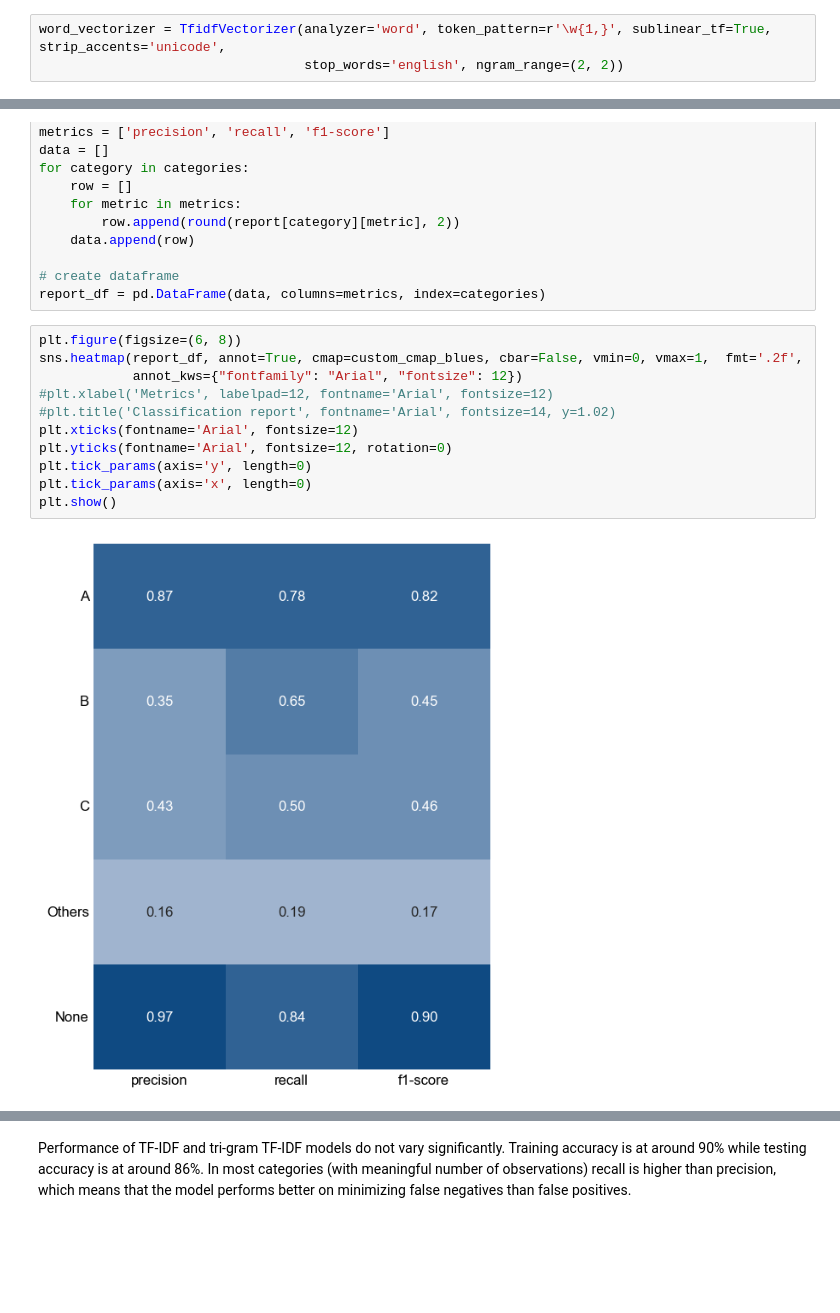
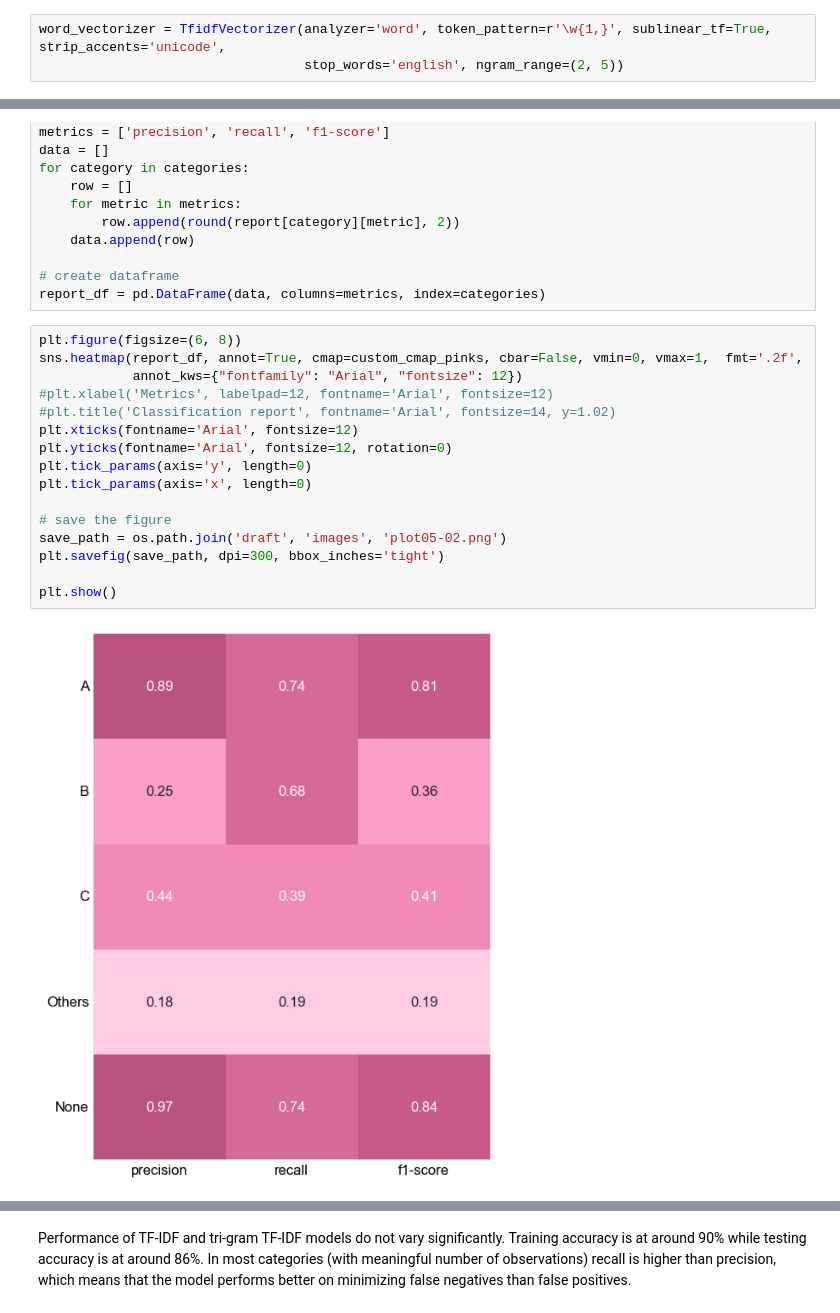
Before and after one commit to janinepdevera/legal-text-classification-CIA, a Jupyter notebook: code/python/02 models_baseline.ipynb, the cells around one changed output, grey strips where cells are left out. Drawn from its saved outputs; the diff is of its cells as text; blank space fills up the shorter version.

```diff
--- a/code/python/02 models_baseline.ipynb
+++ b/code/python/02 models_baseline.ipynb
@@ -223,7 +206,7 @@ plt.show()
 This is also compared with a logistic regression using a **tri-gram TF-IDF matrix**, which gives all the possible combinations of 3 words.
 # %%
 word_vectorizer = TfidfVectorizer(analyzer='word', token_pattern=r'\w{1,}', sublinear_tf=True, strip_accents='unicode',
-                                  stop_words='english', ngram_range=(2, 2))
+                                  stop_words='english', ngram_range=(2, 5))
 # %%
 dfm_train = word_vectorizer.fit_transform(train_df_aug['text_clean'])
 dfm_test = word_vectorizer.fit_transform(test_df['text_clean'])
@@ -314,17 +297,22 @@ for category in categories:
 report_df = pd.DataFrame(data, columns=metrics, index=categories)
 # %%
 plt.figure(figsize=(6, 8))
-sns.heatmap(report_df, annot=True, cmap=custom_cmap_blues, cbar=False, vmin=0, vmax=1,  fmt='.2f',
+sns.heatmap(report_df, annot=True, cmap=custom_cmap_pinks, cbar=False, vmin=0, vmax=1,  fmt='.2f',
             annot_kws={"fontfamily": "Arial", "fontsize": 12})
 #plt.xlabel('Metrics', labelpad=12, fontname='Arial', fontsize=12)
 #plt.title('Classification report', fontname='Arial', fontsize=14, y=1.02)
 plt.xticks(fontname='Arial', fontsize=12)
 plt.yticks(fontname='Arial', fontsize=12, rotation=0)
 plt.tick_params(axis='y', length=0)
 plt.tick_params(axis='x', length=0)
+
+# save the figure
+save_path = os.path.join('draft', 'images', 'plot05-02.png')
+plt.savefig(save_path, dpi=300, bbox_inches='tight')
+
 plt.show()
 # %% [output]
-[figure, old version]
+[figure, new version]
 # %%
 # sort features by importance in descending order
 sorted_importance = sorted(zip(feature_importance, feature_names), reverse=True)
```
Also changed, not shown: parts of 38 cells of this notebook, 3 other files.
